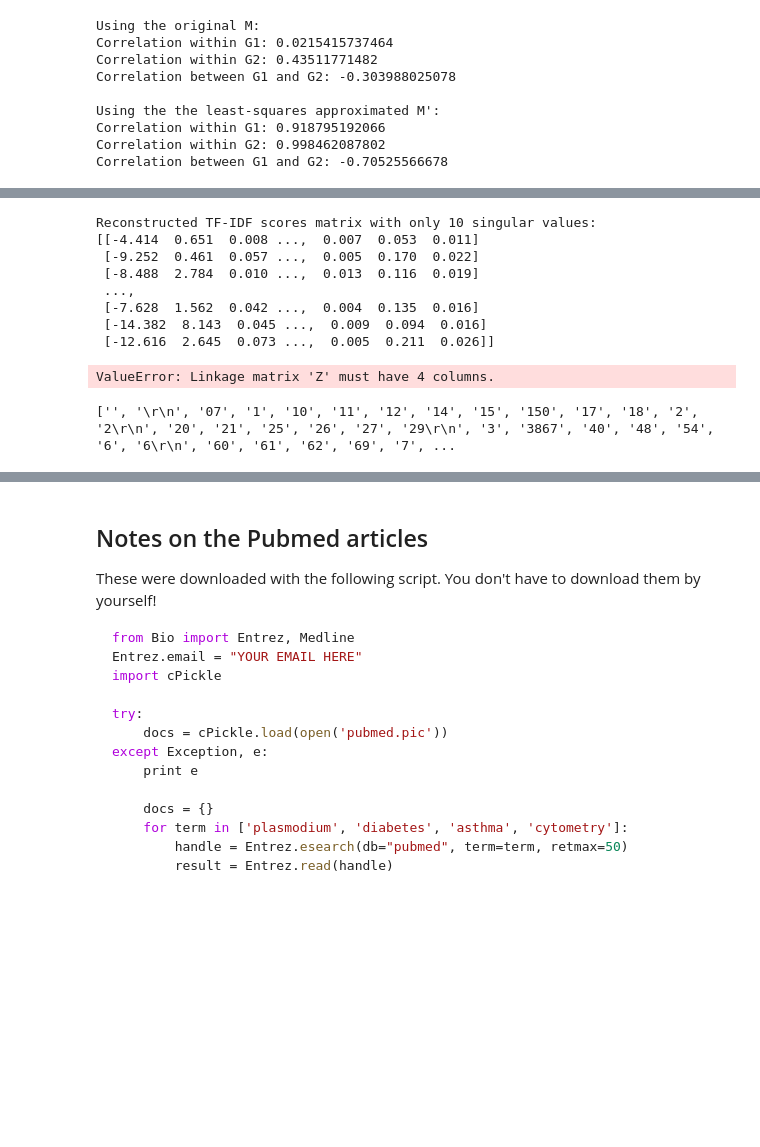
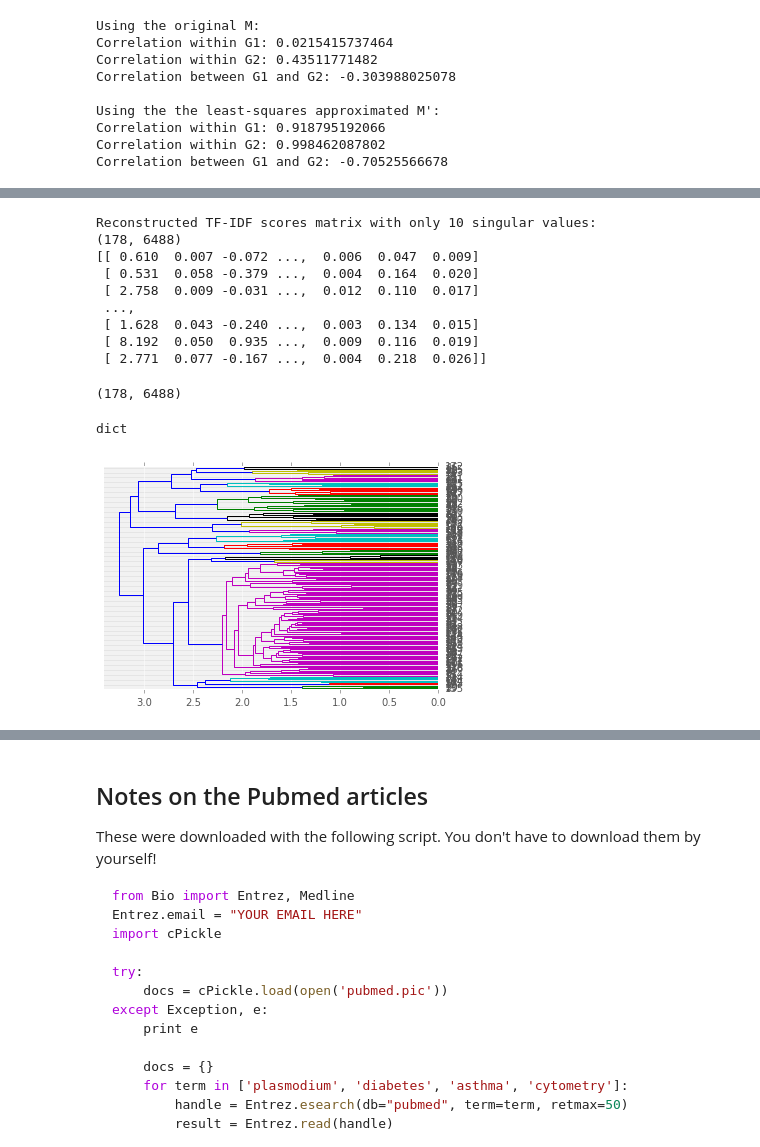
Before and after one commit to star1327p/STA663-Christine-Chai, a Jupyter notebook: Lab04/Exercises04-Copy0.ipynb, the cells around one changed output, grey strips where cells are left out. Saved outputs shown, nothing was run; the diff lists cells and outputs as text; code cells hidden in the pictures; blank space fills up the shorter version.

```diff
--- a/Lab04/Exercises04-Copy0.ipynb
+++ b/Lab04/Exercises04-Copy0.ipynb
@@ -101,7 +111,3 @@ def distance_matrix_np_column(pts):
 # print Euclidean(a,b)
 # print Euclidean_squared(a,b)
 # print cosine(a,b)
-# %%
-M = np.array([[1,2,3],[4,5,6]])
-print distance_matrix_np(M),'\n'
-print distance_matrix_np_column(M)
@@ -114,11 +113,0 @@ print distance_matrix_np_column(M)
-# %%
-M = np.array([[1,2,3],[4,5,6]])
-print M
-print M.T[:,np.newaxis] - M.T[np.newaxis,:] # row
-a = M.T[:,np.newaxis] - M.T[np.newaxis,:]
-print a.shape # (3,3,2)
-print np.sum(a[0,:,:]**2,axis=1)
-
-np.sum?
-print "------"
-print M[:,np.newaxis] - M[np.newaxis,:] # column
@@ -170,21 +117,20 @@ print obj.shape
 
 def function2(M, distance_func):
     """using looping for M as a collection of row vectors
-        distance_func = {Euclidean, Euclidean squared, cosine}"""
+        distance_func = {Euclidean, Euclidean_squared, cosine}"""
     # M.shape[0] == number of rows / M.shape[1] == number of columns
-    dist = np.zeros((2,2)) # initialization
+    dist = np.zeros((M.shape[0],M.shape[0])) # initialization
     for i in range(M.shape[0]):
         for j in range(i,M.shape[0]):
             dist[i,j] = distance_func(M[i,:],M[j,:])
 
-    # Then "reflect" the lower triangular part to the upper triangular one
+    # Then "reflect" the upper triangular part to the lower triangular one
     dist = dist + dist.T - np.diag(dist.diagonal())
     return dist
 
 print function2(M,Euclidean),'\n'
 print function2(M,Euclidean_squared),'\n'
 print function2(M,cosine)
-# M.shape[0]
 # %% [output]
 [[ 0.000  5.196]
  [ 5.196  0.000]]
@@ -334,7 +258,8 @@ def tf(docs):
     separate = clean.copy()
     wordUnion = set()
     for name in clean:
-        separate[name] = clean[name].split(' ')
+        separate[name] = clean[name].split()
+        # use the default split, so "\r" and "\n" will be removed automatically
         wordUnion = wordUnion.union(set(separate[name]))
     wordUnion = sorted(wordUnion)
     separate = sorted(separate)
@@ -380,8 +305,3 @@ def tfidf(docs):
     wordUnion, initMat, separate = tf(docs)
     idontfly = idf(docs)
     return initMat*idontfly, wordUnion, separate
-
-tfidfScores, wordUnion, separate = tfidf(docs)
-print "The tf-idf scores are:\n", tfidfScores
-print "The row names are: ", separate
-print "The column names are: ",wordUnion
@@ -579,4 +502,5 @@ These documents contain 6638 words in total
 # %%
+# Question 2
 # X = U*sigma*V
 # (mxn) = (mxm)(mxn)(nxn)
 # New: X = U*sigma*V
@@ -586,31 +510,29 @@ U, s, V = la.svd(tfidfScores, full_matrices=False)
 
 tfidf_new = leastSquares(tfidfScores,10)
 print "Reconstructed TF-IDF scores matrix with only 10 singular values:"
+print tfidf_new.shape
 print tfidf_new
 # %% [output]
 Reconstructed TF-IDF scores matrix with only 10 singular values:
-[[-4.414  0.651  0.008 ...,  0.007  0.053  0.011]
- [-9.252  0.461  0.057 ...,  0.005  0.170  0.022]
- [-8.488  2.784  0.010 ...,  0.013  0.116  0.019]
+(178, 6488)
+[[ 0.610  0.007 -0.072 ...,  0.006  0.047  0.009]
+ [ 0.531  0.058 -0.379 ...,  0.004  0.164  0.020]
+ [ 2.758  0.009 -0.031 ...,  0.012  0.110  0.017]
  ...,
- [-7.628  1.562  0.042 ...,  0.004  0.135  0.016]
- [-14.382  8.143  0.045 ...,  0.009  0.094  0.016]
- [-12.616  2.645  0.073 ...,  0.005  0.211  0.026]]
+ [ 1.628  0.043 -0.240 ...,  0.003  0.134  0.015]
+ [ 8.192  0.050  0.935 ...,  0.009  0.116  0.019]
+ [ 2.771  0.077 -0.167 ...,  0.004  0.218  0.026]]
-# %%
-import scipy.cluster.hierarchy as sch
-sch.dendrogram(tfidf_new)
-# Have not figured out how to do this yet...
-# %% [output]
-ValueError: Linkage matrix 'Z' must have 4 columns.
-# %%
-mystery = open('mystery.txt').read() # type: string
-new_docs = {'mystery': mystery}
-
-v_tfidfScores, v_wordUnion, v_separate = tfidf(new_docs)
-# Why do I see a lot of "\r" and "\n"?
-
-print v_wordUnion
-# print separate
-# print mystery
-# %% [output]
-['', '\r\n', '07', '1', '10', '11', '12', '14', '15', '150', '17', '18', '2', '2\r\n', '20', '21', '25', '26', '27', '29\r\n', '3', '3867', '40', '48', '54', '6', '6\r\n', '60', '61', '62', '69', '7', ...
+# %%
+# Question 3
+from scipy.cluster.hierarchy import linkage, dendrogram
+
+tfidf_Q3 = leastSquares(tfidfScores,100)
+print tfidf_Q3.shape
+dmDocs = function2(tfidf_Q3,cosine)
+
+dendro = dendrogram(linkage(dmDocs,method='complete'),orientation='right')
+type(dendro)
+# %% [output]
+(178, 6488)
+dict
+[figure, added]
```
Also changed, not shown: parts of 15 cells of this notebook.
